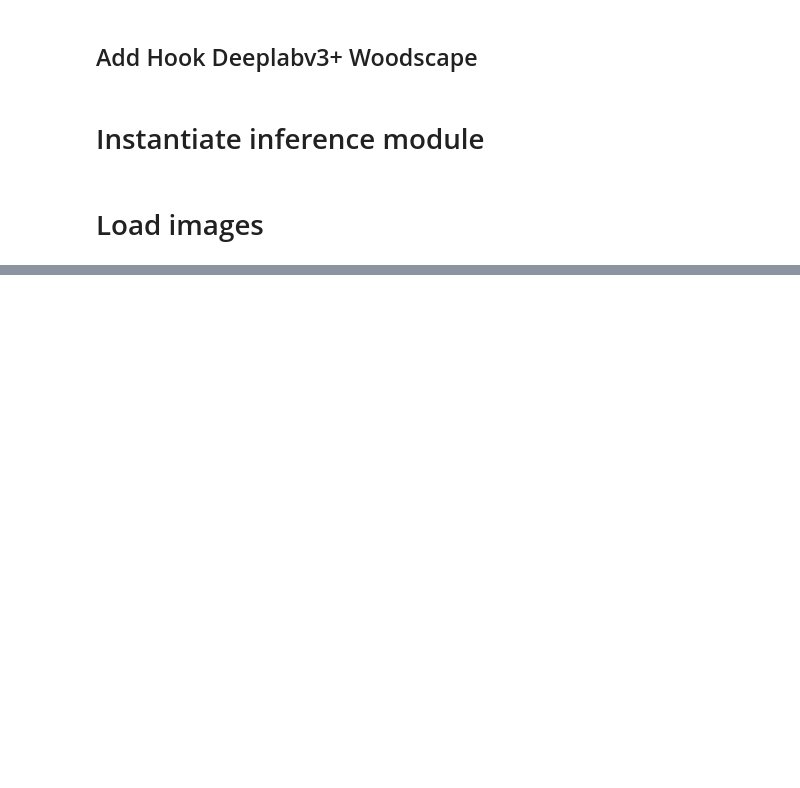
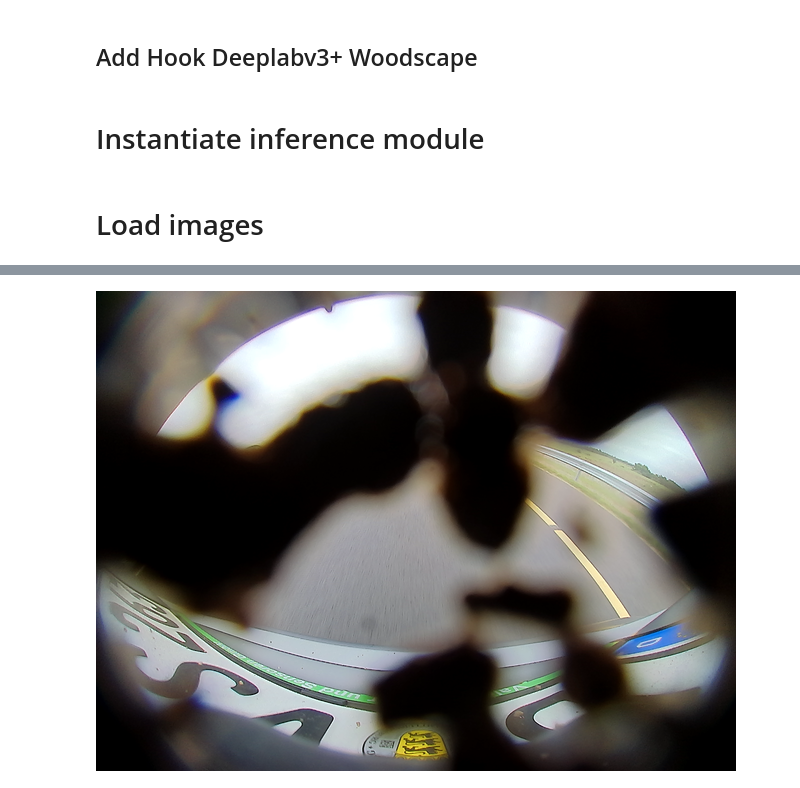
Before and after one commit to danielm322/OoO_Detection, a Jupyter notebook: examples/3_performing_inference.ipynb, the cells around one changed output, grey strips where cells are left out. Saved outputs shown, nothing was run; the diff lists cells and outputs as text; code cells hidden in the pictures; blank space fills up the shorter version.

```diff
--- a/examples/3_performing_inference.ipynb
+++ b/examples/3_performing_inference.ipynb
@@ -147,4 +190,9 @@ ood_tensor_img = woodscape_img_transforms(ood_img).unsqueeze(0)
 ind_img
 # %% [output]
 [figure]
+# %%
+# Visualize ood images
+ood_img0
+# %% [output]
+[figure, added]
 # %%
```
Also changed, not shown: parts of 28 cells of this notebook, 2 other files.
